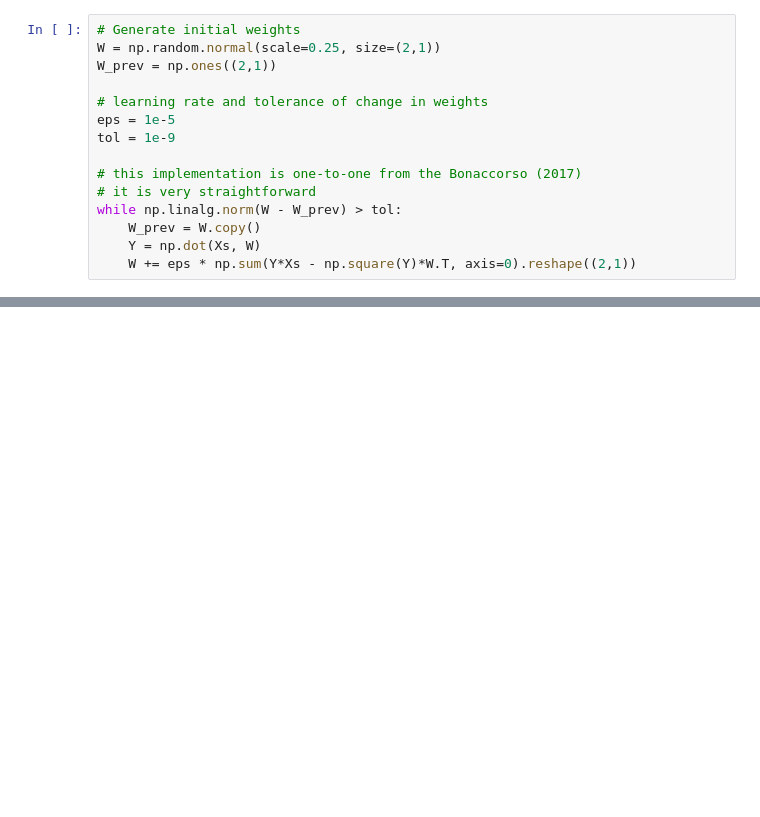
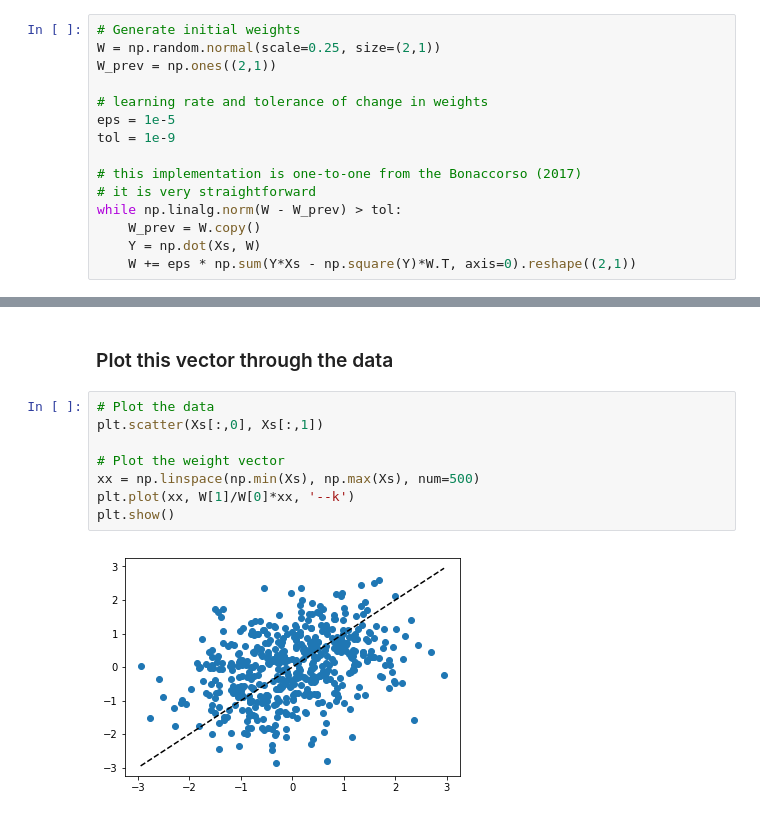
Before and after one commit to andrewlehr/machine_learning, a Jupyter notebook: ojas_rule.ipynb, the cells around one changed output, grey strips where cells are left out. Drawn from its saved outputs; the diff is of its cells as text; blank space fills up the shorter version.

```diff
--- a/ojas_rule.ipynb
+++ b/ojas_rule.ipynb
@@ -59,0 +117,12 @@ while np.linalg.norm(W - W_prev) > tol:
+# %% [markdown]
+### Plot this vector through the data
+# %%
+# Plot the data
+plt.scatter(Xs[:,0], Xs[:,1])
+
+# Plot the weight vector
+xx = np.linspace(np.min(Xs), np.max(Xs), num=500)
+plt.plot(xx, W[1]/W[0]*xx, '--k')
+plt.show()
+# %% [output]
+[figure, added]
```
Also changed, not shown: parts of 48 cells of this notebook.
